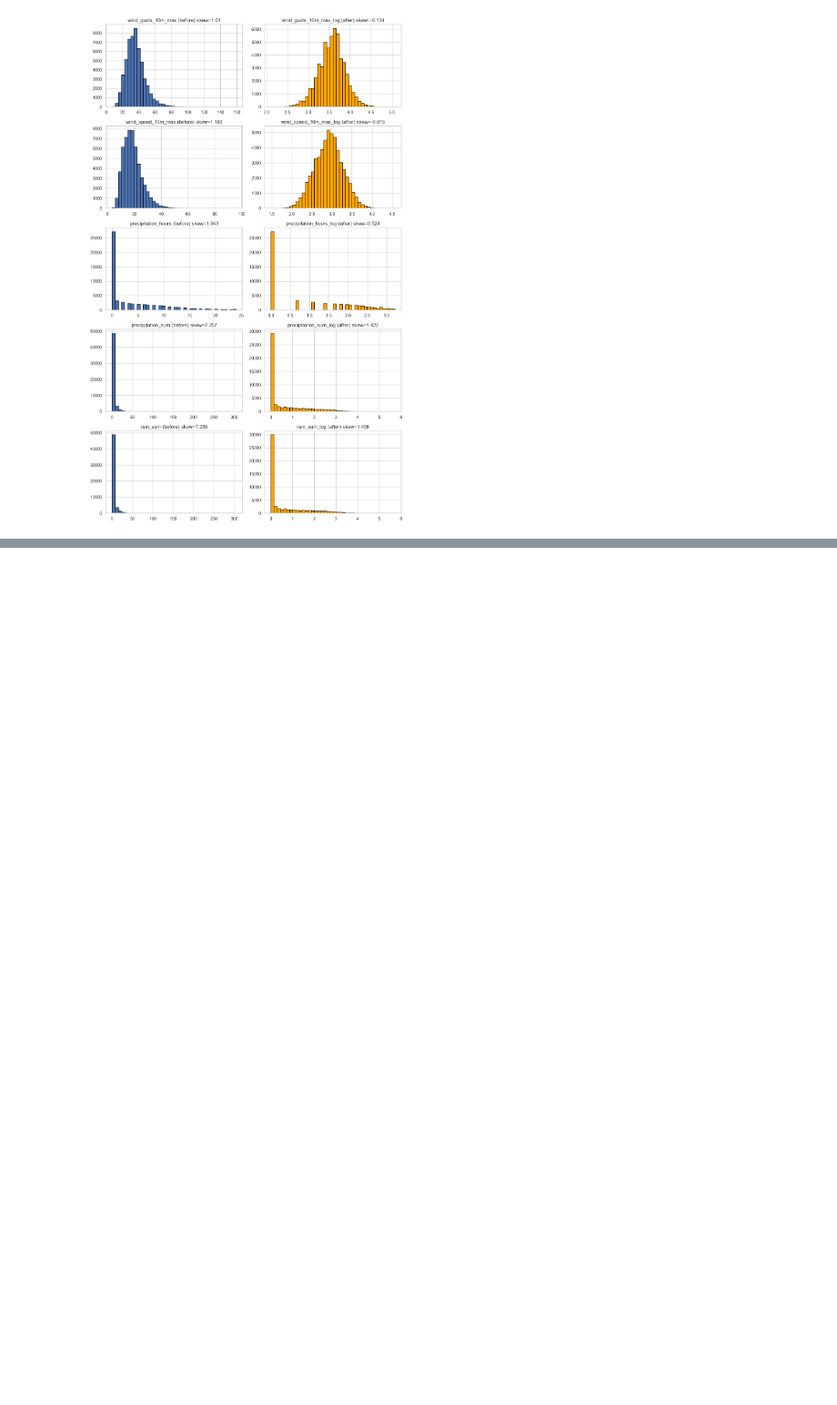
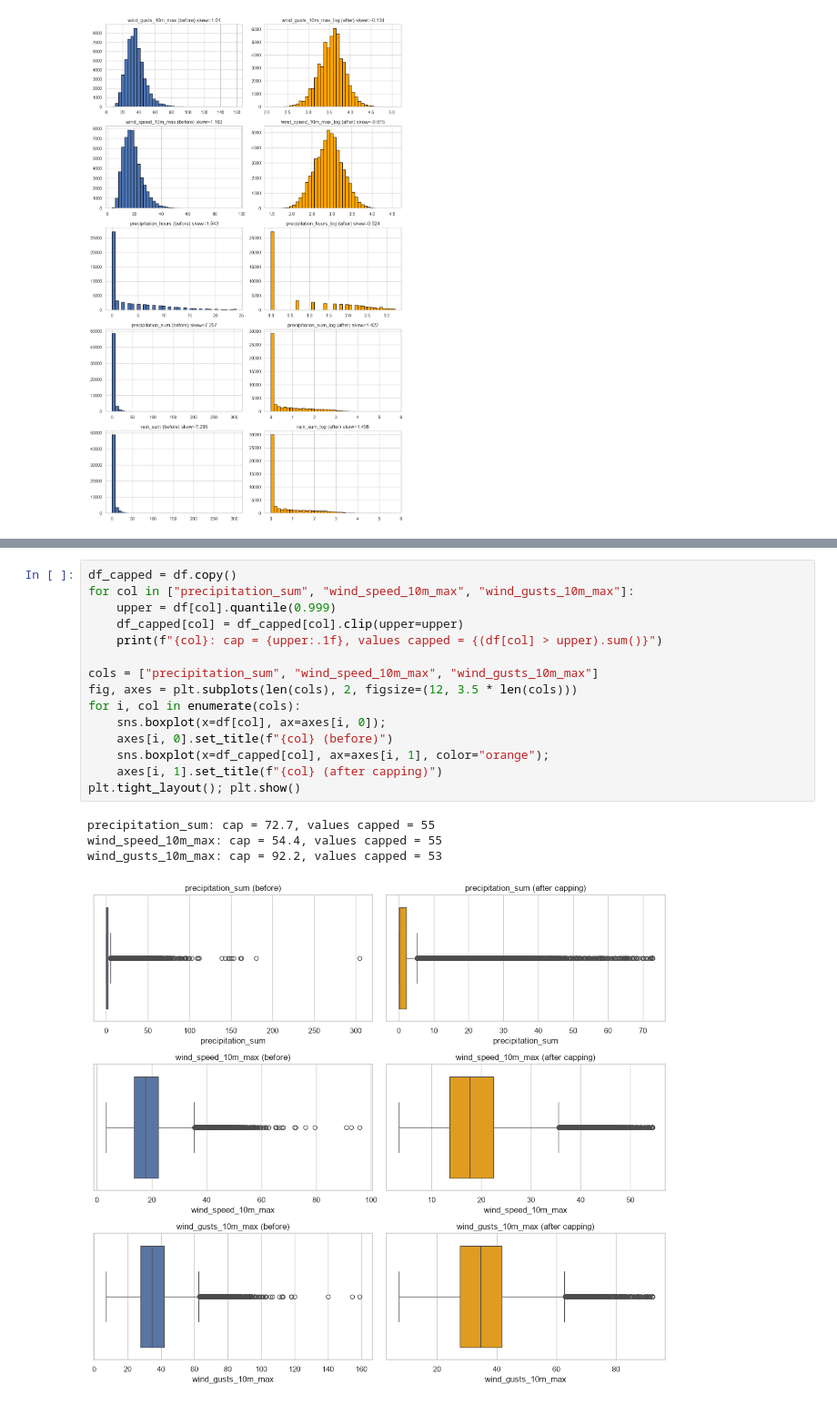
Before and after one commit to l250006/Weather-Data-Analyzer-, a Jupyter notebook: weather_analysis.ipynb, the cells around one changed output, grey strips where cells are left out. Shown at 91% size. Drawn from its saved outputs; the diff is of its cells as text; blank space fills up the shorter version.

```diff
--- a/weather_analysis.ipynb
+++ b/weather_analysis.ipynb
@@ -630,0 +734,20 @@ plt.show()
+# %%
+df_capped = df.copy()
+for col in ["precipitation_sum", "wind_speed_10m_max", "wind_gusts_10m_max"]:
+    upper = df[col].quantile(0.999)
+    df_capped[col] = df_capped[col].clip(upper=upper)
+    print(f"{col}: cap = {upper:.1f}, values capped = {(df[col] > upper).sum()}")
+
+cols = ["precipitation_sum", "wind_speed_10m_max", "wind_gusts_10m_max"]
+fig, axes = plt.subplots(len(cols), 2, figsize=(12, 3.5 * len(cols)))
+for i, col in enumerate(cols):
+    sns.boxplot(x=df[col], ax=axes[i, 0]);
+    axes[i, 0].set_title(f"{col} (before)")
+    sns.boxplot(x=df_capped[col], ax=axes[i, 1], color="orange");
+    axes[i, 1].set_title(f"{col} (after capping)")
+plt.tight_layout(); plt.show()
+# %% [output]
+precipitation_sum: cap = 72.7, values capped = 55
+wind_speed_10m_max: cap = 54.4, values capped = 55
+wind_gusts_10m_max: cap = 92.2, values capped = 53
+[figure, added]
```
Also changed, not shown: parts of 2 cells of this notebook.
